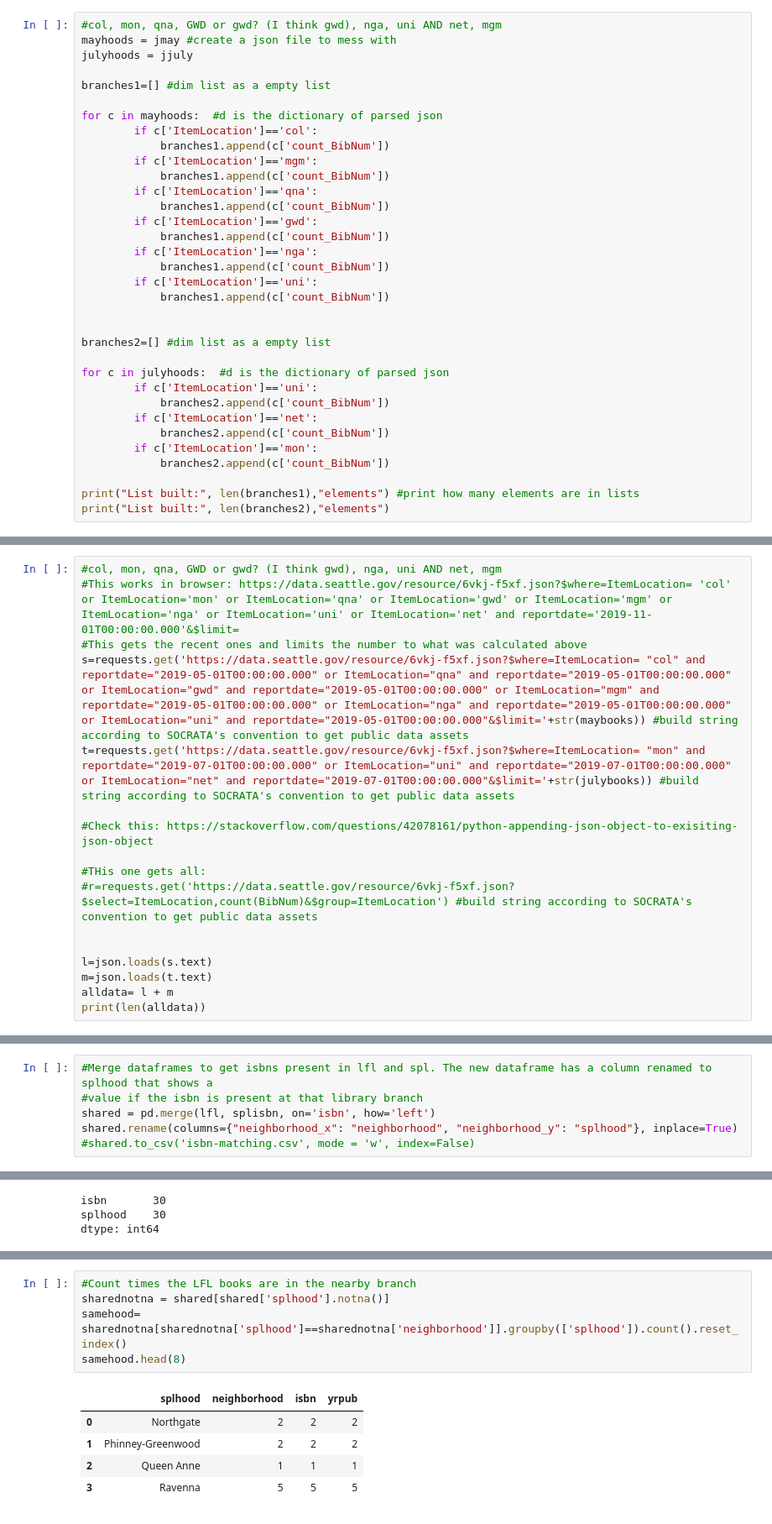
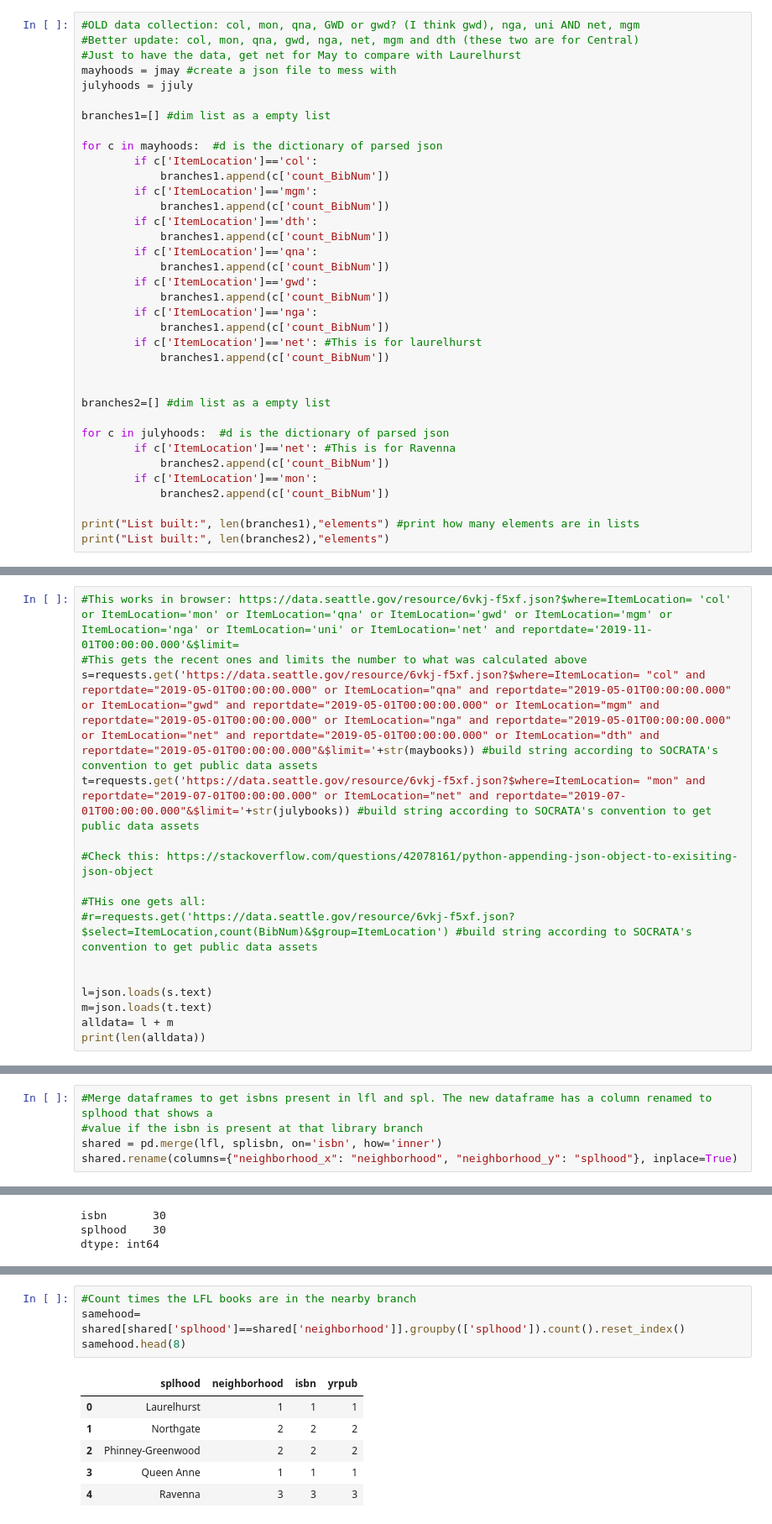
Before and after one commit to amckennafoster/seattle-littlefreelibrary, a Jupyter notebook: code/Get-SPL-data-by-hood.ipynb, the cells around one changed output, grey strips where cells are left out. Shown at 84% size. Drawn from its saved outputs; the diff is of its cells as text.

```diff
--- a/code/Get-SPL-data-by-hood.ipynb
+++ b/code/Get-SPL-data-by-hood.ipynb
@@ -76,7 +74,9 @@ with open('SPL-bibCOUNTS-July2019.json', "w") as write_file:
 # %% [markdown]
 ## Get the count of books in your branches
 # %%
-#col, mon, qna, GWD or gwd? (I think gwd), nga, uni AND net, mgm
+#OLD data collection: col, mon, qna, GWD or gwd? (I think gwd), nga, uni AND net, mgm
+#Better update: col, mon, qna, gwd, nga, net, mgm and dth (these two are for Central)
+#Just to have the data, get net for May to compare with Laurelhurst
 mayhoods = jmay #create a json file to mess with
 julyhoods = jjuly
 
@@ -87,22 +87,22 @@ for c in mayhoods:  #d is the dictionary of parsed json
             branches1.append(c['count_BibNum'])
         if c['ItemLocation']=='mgm':
             branches1.append(c['count_BibNum'])
+        if c['ItemLocation']=='dth':
+            branches1.append(c['count_BibNum'])
         if c['ItemLocation']=='qna':
             branches1.append(c['count_BibNum'])
         if c['ItemLocation']=='gwd':
             branches1.append(c['count_BibNum'])
         if c['ItemLocation']=='nga':
             branches1.append(c['count_BibNum'])
-        if c['ItemLocation']=='uni':
+        if c['ItemLocation']=='net': #This is for laurelhurst
             branches1.append(c['count_BibNum'])
 
 
 branches2=[] #dim list as a empty list
 
 for c in julyhoods:  #d is the dictionary of parsed json
-        if c['ItemLocation']=='uni':
-            branches2.append(c['count_BibNum'])
-        if c['ItemLocation']=='net':
+        if c['ItemLocation']=='net': #This is for Ravenna
             branches2.append(c['count_BibNum'])
         if c['ItemLocation']=='mon':
             branches2.append(c['count_BibNum'])
@@ -158,11 +158,10 @@ count
 # %% [markdown]
 ## Collect the data
 # %%
-#col, mon, qna, GWD or gwd? (I think gwd), nga, uni AND net, mgm
 #This works in browser: https://data.seattle.gov/resource/6vkj-f5xf.json?$where=ItemLocation= 'col' or ItemLocation='mon' or ItemLocation='qna' or ItemLocation='gwd' or ItemLocation='mgm' or ItemLocation='nga' or ItemLocation='uni' or ItemLocation='net' and reportdate='2019-11-01T00:00:00.000'&$limit=
 #This gets the recent ones and limits the number to what was calculated above
-s=requests.get('https://data.seattle.gov/resource/6vkj-f5xf.json?$where=ItemLocation= "col" and reportdate="2019-05-01T00:00:00.000" or ItemLocation="qna" and reportdate="2019-05-01T00:00:00.000" or ItemLocation="gwd" and reportdate="2019-05-01T00:00:00.000" or ItemLocation="mgm" and reportdate="2019-05-01T00:00:00.000" or ItemLocation="nga" and reportdate="2019-05-01T00:00:00.000" or ItemLocation="uni" and reportdate="2019-05-01T00:00:00.000"&$limit='+str(maybooks)) #build string according to SOCRATA's convention to get public data assets
-t=requests.get('https://data.seattle.gov/resource/6vkj-f5xf.json?$where=ItemLocation= "mon" and reportdate="2019-07-01T00:00:00.000" or ItemLocation="uni" and reportdate="2019-07-01T00:00:00.000" or ItemLocation="net" and reportdate="2019-07-01T00:00:00.000"&$limit='+str(julybooks)) #build string according to SOCRATA's convention to get public data assets
+s=requests.get('https://data.seattle.gov/resource/6vkj-f5xf.json?$where=ItemLocation= "col" and reportdate="2019-05-01T00:00:00.000" or ItemLocation="qna" and reportdate="2019-05-01T00:00:00.000" or ItemLocation="gwd" and reportdate="2019-05-01T00:00:00.000" or ItemLocation="mgm" and reportdate="2019-05-01T00:00:00.000" or ItemLocation="nga" and reportdate="2019-05-01T00:00:00.000" or ItemLocation="net" and reportdate="2019-05-01T00:00:00.000" or ItemLocation="dth" and reportdate="2019-05-01T00:00:00.000"&$limit='+str(maybooks)) #build string according to SOCRATA's convention to get public data assets
+t=requests.get('https://data.seattle.gov/resource/6vkj-f5xf.json?$where=ItemLocation= "mon" and reportdate="2019-07-01T00:00:00.000" or ItemLocation="net" and reportdate="2019-07-01T00:00:00.000"&$limit='+str(julybooks)) #build string according to SOCRATA's convention to get public data assets
 
 #Check this: https://stackoverflow.com/questions/42078161/python-appending-json-object-to-exisiting-json-object
 
@@ -779,6 +717,5 @@ splisbn.reset_index(drop=True,inplace=True)
 # %%
 #Merge dataframes to get isbns present in lfl and spl. The new dataframe has a column renamed to splhood that shows a
 #value if the isbn is present at that library branch
-shared = pd.merge(lfl, splisbn, on='isbn', how='left')
+shared = pd.merge(lfl, splisbn, on='isbn', how='inner')
 shared.rename(columns={"neighborhood_x": "neighborhood", "neighborhood_y": "splhood"}, inplace=True)
-#shared.to_csv('isbn-matching.csv', mode = 'w', index=False)
@@ -820,12 +760,12 @@ sharedhood.head(8)
 # %%
 #Count times the LFL books are in the nearby branch
-sharednotna = shared[shared['splhood'].notna()]
-samehood= sharednotna[sharednotna['splhood']==sharednotna['neighborhood']].groupby(['splhood']).count().reset_index()
+samehood= shared[shared['splhood']==shared['neighborhood']].groupby(['splhood']).count().reset_index()
 samehood.head(8)
 # %% [output]
 |  | splhood | neighborhood | isbn | yrpub |
-| 0 | Northgate | 2 | 2 | 2 |
-| 1 | Phinney-Greenwood | 2 | 2 | 2 |
-| 2 | Queen Anne | 1 | 1 | 1 |
-| 3 | Ravenna | 5 | 5 | 5 |
+| 0 | Laurelhurst | 1 | 1 | 1 |
+| 1 | Northgate | 2 | 2 | 2 |
+| 2 | Phinney-Greenwood | 2 | 2 | 2 |
+| 3 | Queen Anne | 1 | 1 | 1 |
+| 4 | Ravenna | 3 | 3 | 3 |
 # %%
```
Also changed, not shown: parts of 62 cells of this notebook, 7 other files.
